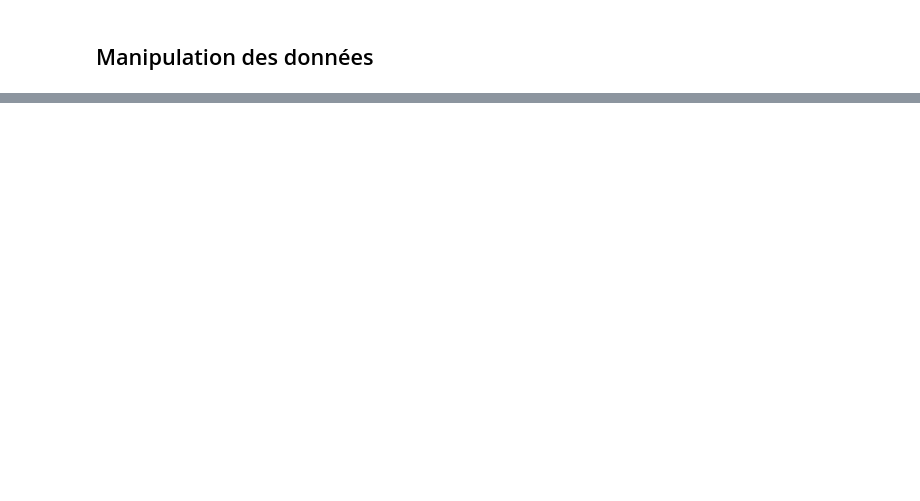
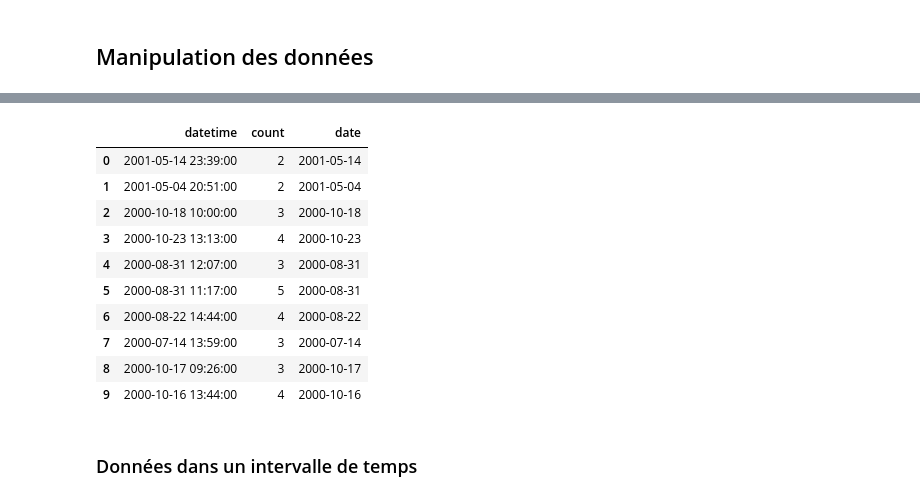
Before and after one commit to Rudy-balzano/ProjetDataScience, a Jupyter notebook: DS_project.ipynb, the cells around one changed output, grey strips where cells are left out. Cells and saved outputs as stored; diff of their text form; code cells hidden in the pictures; blank space fills up the shorter version.

```diff
--- a/DS_project.ipynb
+++ b/DS_project.ipynb
@@ -88,0 +270,30 @@ dataset['Year'] = dataset['Date'].apply(lambda x: x.split('-')[0])
+# %%
+from collections import Counter
+
+dates = []
+
+for num in range(len(dataset)):
+    dates.append(dataset['Date'][num])
+
+dates_count = Counter(dates)
+# %%
+df = pd.DataFrame.from_dict(dates_count, orient='index').reset_index()
+df.columns = ['datetime','count']
+# %%
+df['date']=df['datetime'].map(lambda x : x.date())
+# %%
+df.head(10)
+# %% [output]
+|  | datetime | count | date |
+| 0 | 2001-05-14 23:39:00 | 2 | 2001-05-14 |
+| 1 | 2001-05-04 20:51:00 | 2 | 2001-05-04 |
+| 2 | 2000-10-18 10:00:00 | 3 | 2000-10-18 |
+| 3 | 2000-10-23 13:13:00 | 4 | 2000-10-23 |
+| 4 | 2000-08-31 12:07:00 | 3 | 2000-08-31 |
+| 5 | 2000-08-31 11:17:00 | 5 | 2000-08-31 |
+| 6 | 2000-08-22 14:44:00 | 4 | 2000-08-22 |
+| 7 | 2000-07-14 13:59:00 | 3 | 2000-07-14 |
+| 8 | 2000-10-17 09:26:00 | 3 | 2000-10-17 |
+| 9 | 2000-10-16 13:44:00 | 4 | 2000-10-16 |
+# %% [markdown]
+### Données dans un intervalle de temps
```
Also changed, not shown: parts of 69 cells of this notebook, 1 other file.
